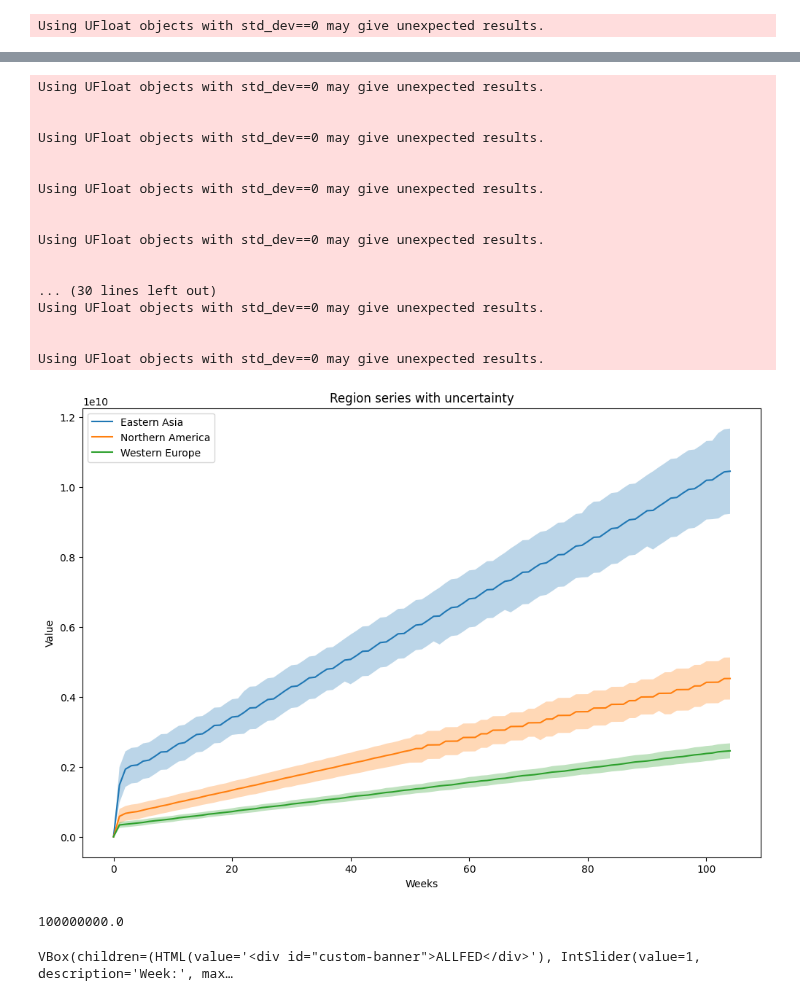
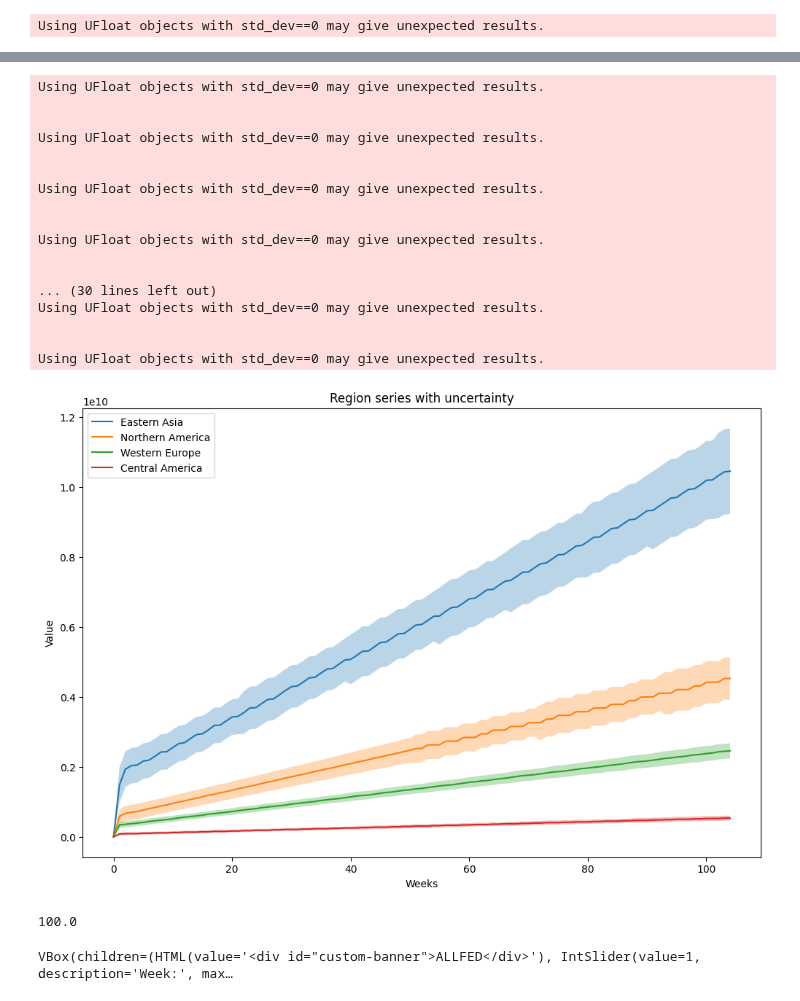
Before and after one commit to SPROOK/InRoomAirFilterScaleUp, a Jupyter notebook: scripts/Airflow_Visualiser_SS.ipynb, the cells around one changed output, grey strips where cells are left out. Saved outputs shown, nothing was run; the diff lists cells and outputs as text; code cells hidden in the pictures.

Commit message:
SS Visual changes

```diff
--- a/scripts/Airflow_Visualiser_SS.ipynb
+++ b/scripts/Airflow_Visualiser_SS.ipynb
@@ -171,35 +191,34 @@ def plot_multiple_regions(df, regions):
 # %%
 # Plot multiple
 #plot_multiple_countries(df_conv, ["South Africa", "United States", "China"])
 
 # Aggregate by UN regions
 region_df = aggregate_by_region(df_conv, region_type="UNregion")
 
-plot_multiple_regions(region_df, [ "Eastern Asia", "Northern America", "Western Europe"])
+plot_multiple_regions(region_df, [ "Eastern Asia", "Northern America", "Western Europe", "Central America"])
 # %% [output]
 Using UFloat objects with std_dev==0 may give unexpected results.
 
 
 Using UFloat objects with std_dev==0 may give unexpected results.
 
 
 Using UFloat objects with std_dev==0 may give unexpected results.
 
 
 Using UFloat objects with std_dev==0 may give unexpected results.
 
 
 ... (30 lines left out)
 Using UFloat objects with std_dev==0 may give unexpected results.
 
 
 Using UFloat objects with std_dev==0 may give unexpected results.
-[figure, old version]
+[figure, new version]
 # %%
 #region_df['Region'].tolist()
-1e10/100
 # %% [output]
-100000000.0
+100.0
 # %%
 
 # --- Safe cleaning function (keep exponent with e+03 etc.) ---
```
Also changed, not shown: parts of 1 cell of this notebook.
